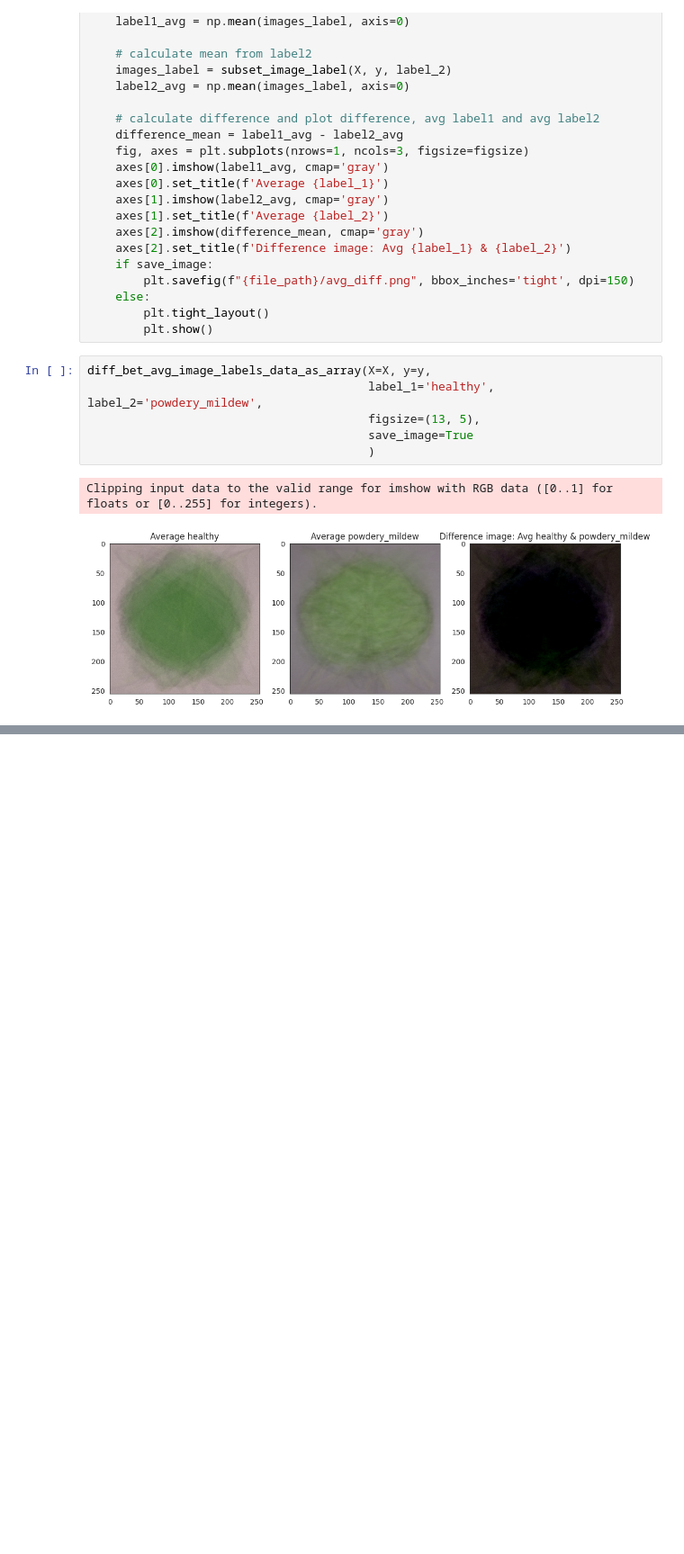
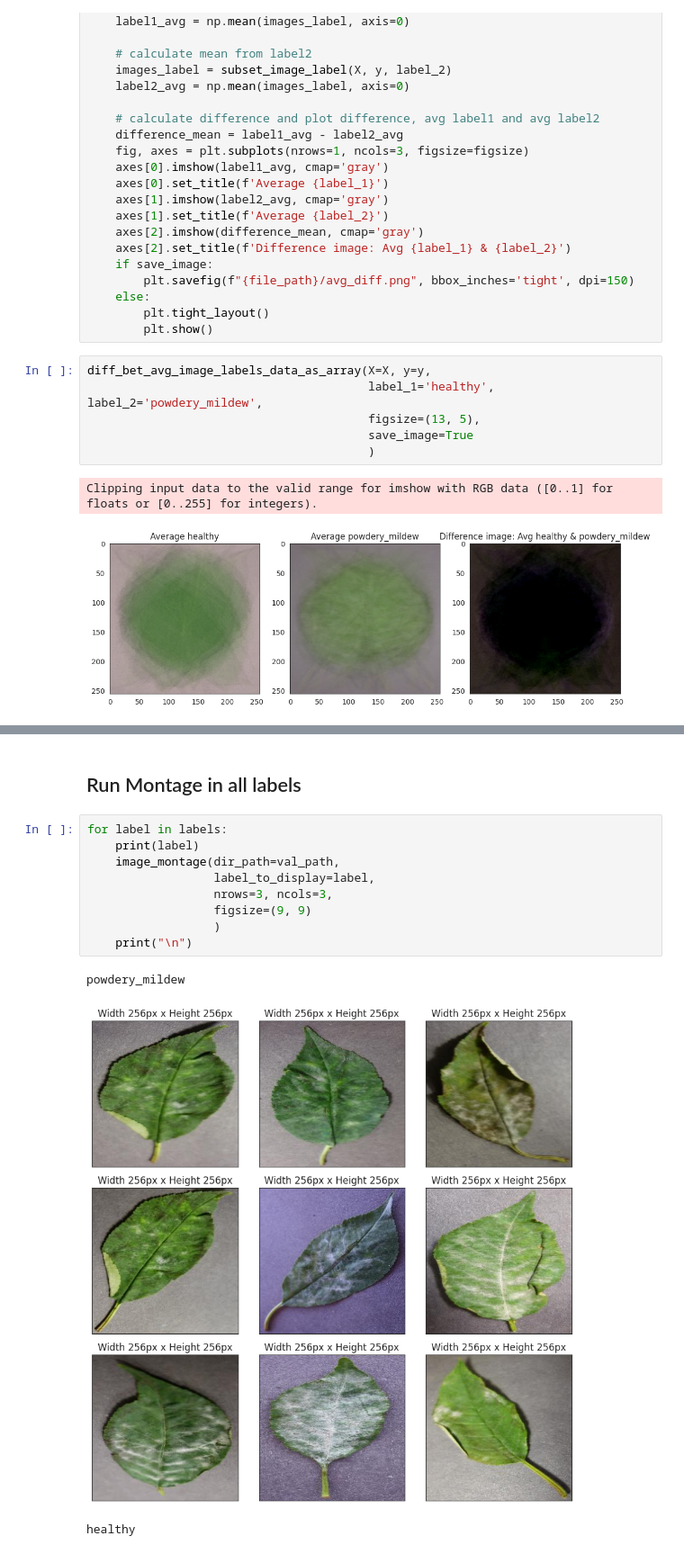
Before and after one commit to DanielE-J/Cherry-Powdery-Mildew-Detector, a Jupyter notebook: jupyter_notebooks/DataVisualization.ipynb, the cells around one changed output, grey strips where cells are left out. Shown at 90% size. Drawn from its saved outputs; the diff is of its cells as text; blank space fills up the shorter version.

Commit message:
Data visualization: Show immage montage

```diff
--- a/jupyter_notebooks/DataVisualization.ipynb
+++ b/jupyter_notebooks/DataVisualization.ipynb
@@ -296,0 +353,15 @@ Clipping input data to the valid range for imshow with RGB data ([0..1] for floa
+# %% [markdown]
+## Run Montage in all labels
+# %%
+for label in labels:
+    print(label)
+    image_montage(dir_path=val_path,
+                  label_to_display=label,
+                  nrows=3, ncols=3,
+                  figsize=(9, 9)
+                  )
+    print("\n")
+# %% [output]
+powdery_mildew
+[figure, added]
+healthy
```
Also changed, not shown: parts of 4 cells of this notebook.
